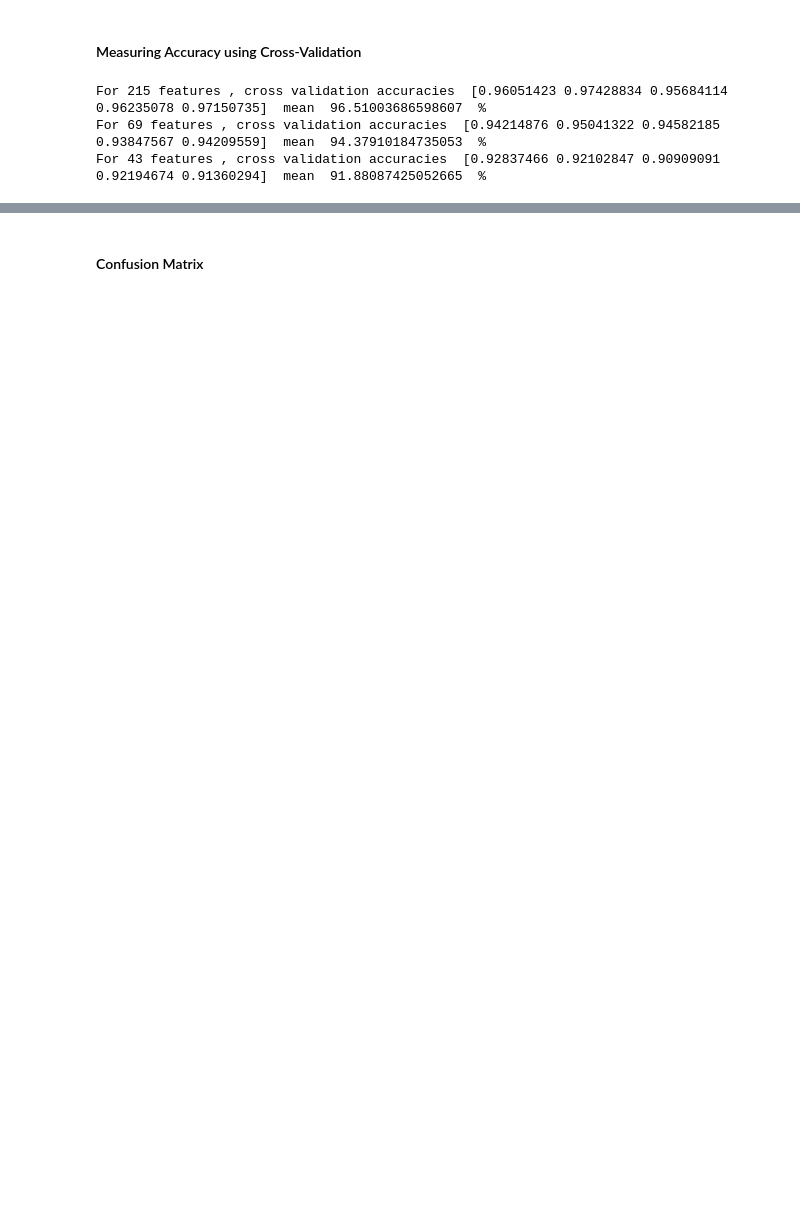
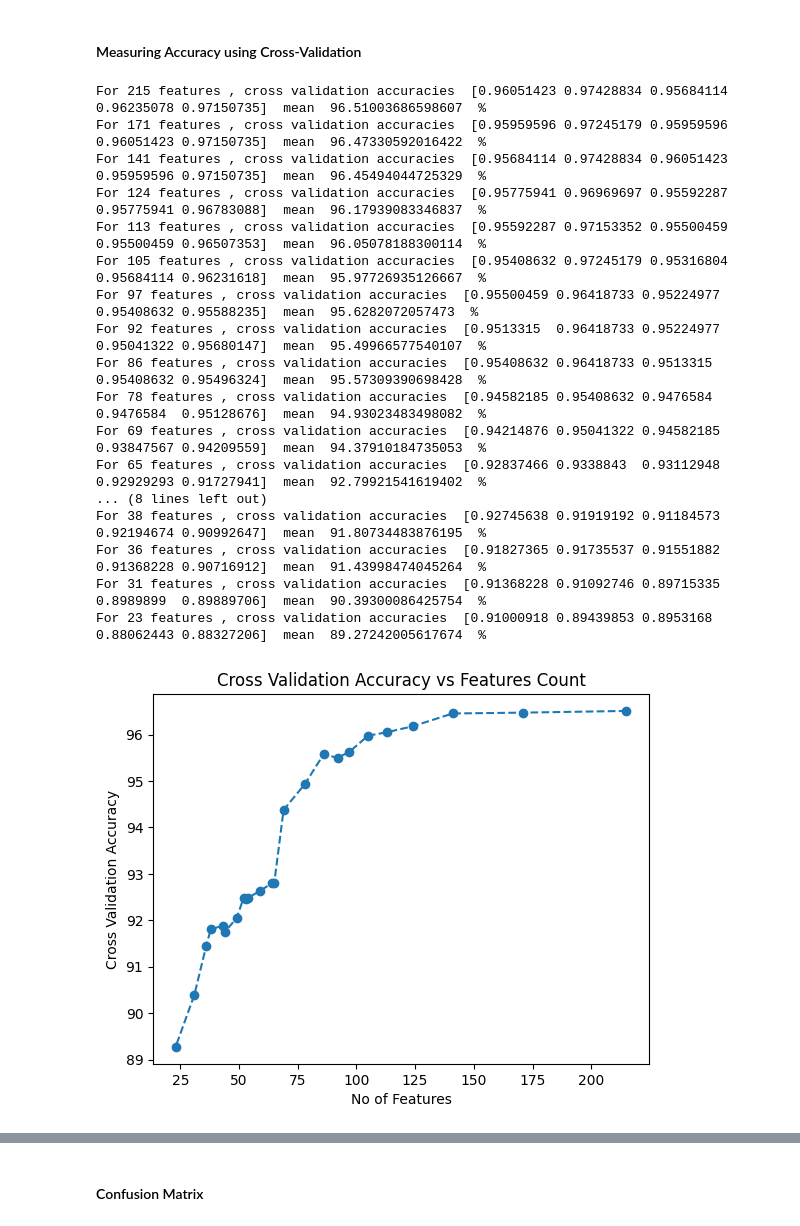
Before and after one commit to raymondsamalo/25S1-C-NYP-ITI111-Applied-Machine-Learning, a Jupyter notebook: AndroidMalwareRaymondSamalo.ipynb, the cells around one changed output, grey strips where cells are left out. Drawn from its saved outputs; the diff is of its cells as text; code cells hidden in the pictures; blank space fills up the shorter version.

```diff
--- a/AndroidMalwareRaymondSamalo.ipynb
+++ b/AndroidMalwareRaymondSamalo.ipynb
@@ -389,11 +431,37 @@ and 91.24% for 43 features.
 #### Measuring Accuracy using Cross-Validation
 # %%
 from sklearn.model_selection import cross_val_score
+plt_y =[]
+plt_x =[]
 for feature_count, (lr_cf, X_train_sel) in lr_clf_map.items():
     val_accuracies = cross_val_score(lr_clf, X_train_sel, y_train, cv=5, scoring="accuracy")
-    print(f"For {feature_count} features , cross validation accuracies ",val_accuracies, " mean ", np.mean(val_accuracies)*100," %")
+    accuracy = np.mean(val_accuracies)* 100
+    print(f"For {feature_count} features , cross validation accuracies ",val_accuracies, " mean ", accuracy," %")
+    plt_x.append(feature_count)
+    plt_y.append(accuracy)
+
+plt.xlabel("No of Features")
+plt.ylabel("Cross Validation Accuracy")
+plt.title("Cross Validation Accuracy vs Features Count")
+plt.plot(plt_x, plt_y, linestyle='--', marker='o') # Example customization
+plt.show()
 # %% [output]
 For 215 features , cross validation accuracies  [0.96051423 0.97428834 0.95684114 0.96235078 0.97150735]  mean  96.51003686598607  %
+For 171 features , cross validation accuracies  [0.95959596 0.97245179 0.95959596 0.96051423 0.97150735]  mean  96.47330592016422  %
+For 141 features , cross validation accuracies  [0.95684114 0.97428834 0.96051423 0.95959596 0.97150735]  mean  96.45494044725329  %
+For 124 features , cross validation accuracies  [0.95775941 0.96969697 0.95592287 0.95775941 0.96783088]  mean  96.17939083346837  %
+For 113 features , cross validation accuracies  [0.95592287 0.97153352 0.95500459 0.95500459 0.96507353]  mean  96.05078188300114  %
+For 105 features , cross validation accuracies  [0.95408632 0.97245179 0.95316804 0.95684114 0.96231618]  mean  95.97726935126667  %
+For 97 features , cross validation accuracies  [0.95500459 0.96418733 0.95224977 0.95408632 0.95588235]  mean  95.6282072057473  %
+For 92 features , cross validation accuracies  [0.9513315  0.96418733 0.95224977 0.95041322 0.95680147]  mean  95.49966577540107  %
+For 86 features , cross validation accuracies  [0.95408632 0.96418733 0.9513315  0.95408632 0.95496324]  mean  95.57309390698428  %
+For 78 features , cross validation accuracies  [0.94582185 0.95408632 0.9476584  0.9476584  0.95128676]  mean  94.93023483498082  %
 For 69 features , cross validation accuracies  [0.94214876 0.95041322 0.94582185 0.93847567 0.94209559]  mean  94.37910184735053  %
-For 43 features , cross validation accuracies  [0.92837466 0.92102847 0.90909091 0.92194674 0.91360294]  mean  91.88087425052665  %
+For 65 features , cross validation accuracies  [0.92837466 0.9338843  0.93112948 0.92929293 0.91727941]  mean  92.79921541619402  %
+... (8 lines left out)
+For 38 features , cross validation accuracies  [0.92745638 0.91919192 0.91184573 0.92194674 0.90992647]  mean  91.80734483876195  %
+For 36 features , cross validation accuracies  [0.91827365 0.91735537 0.91551882 0.91368228 0.90716912]  mean  91.43998474045264  %
+For 31 features , cross validation accuracies  [0.91368228 0.91092746 0.89715335 0.8989899  0.89889706]  mean  90.39300086425754  %
+For 23 features , cross validation accuracies  [0.91000918 0.89439853 0.8953168  0.88062443 0.88327206]  mean  89.27242005617674  %
+[figure, added]
 # %% [markdown]
```
Also changed, not shown: parts of 12 cells of this notebook.
